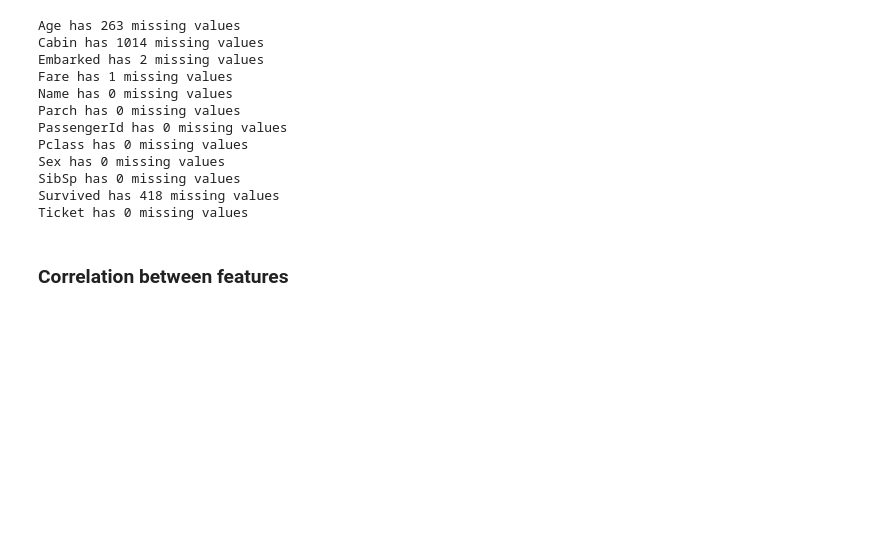
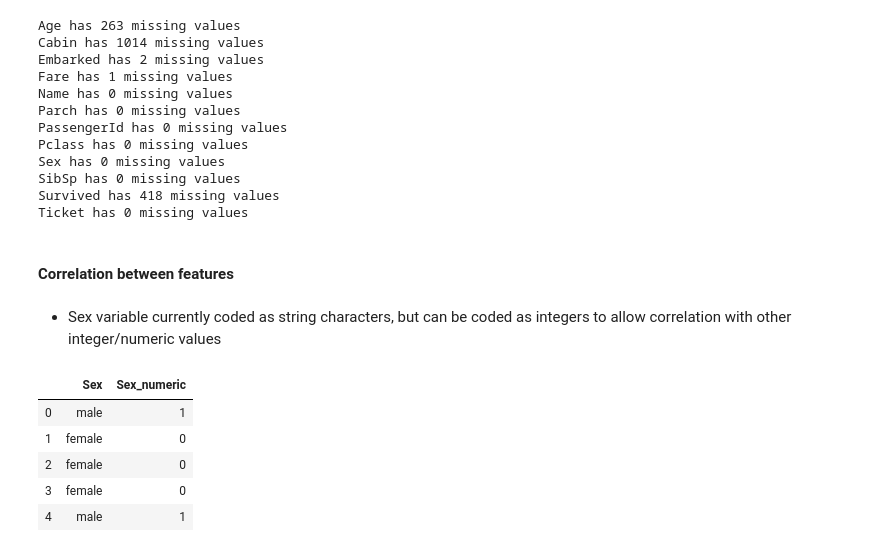
Before and after one commit to RHReynolds/Kaggling, a Jupyter notebook: titanic/workflow/titanic.ipynb, the cells around one changed output. Drawn from its saved outputs; the diff is of its cells as text; code cells hidden in the pictures; blank space fills up the shorter version.

```diff
--- a/titanic/workflow/titanic.ipynb
+++ b/titanic/workflow/titanic.ipynb
@@ -118,5 +168,20 @@ SibSp has 0 missing values
 Survived has 418 missing values
 Ticket has 0 missing values
 # %% [markdown]
-### Correlation between features
+#### Correlation between features
+# %% [markdown]
+- Sex variable currently coded as string characters, but can be coded as integers to allow correlation with other integer/numeric values
+# %%
+# Convert sex to integer
+data["Sex_numeric"] = LabelEncoder().fit_transform(data["Sex"])
+
+# Check conversion
+data.loc[:,['Sex','Sex_numeric']].head()
+# %% [output]
+|  | Sex | Sex_numeric |
+| 0 | male | 1 |
+| 1 | female | 0 |
+| 2 | female | 0 |
+| 3 | female | 0 |
+| 4 | male | 1 |
 # %%
```
Also changed, not shown: parts of 17 cells of this notebook.
